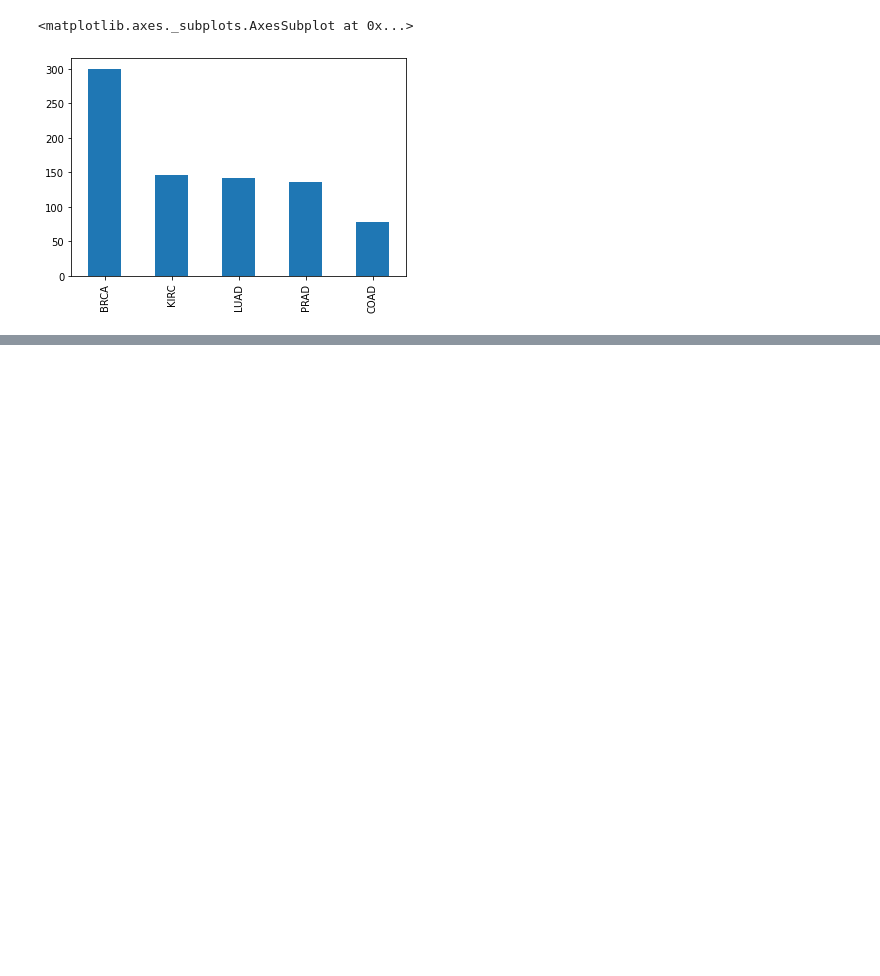
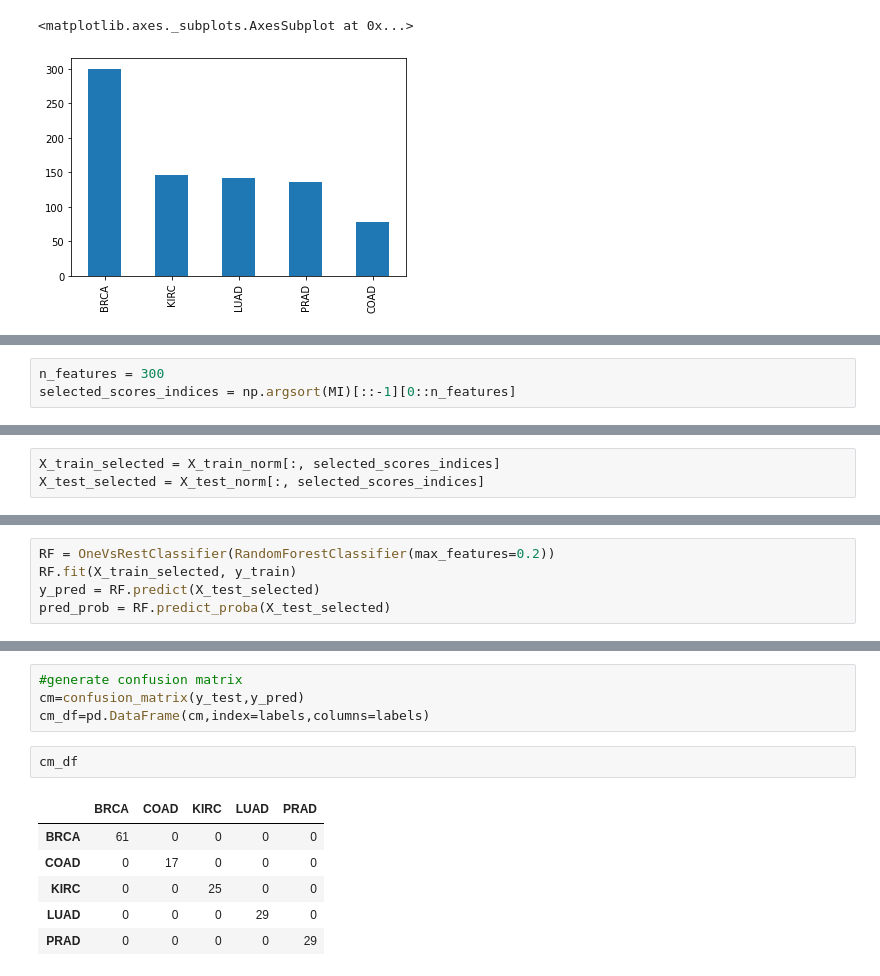
Before and after one commit to alexchen1999/cancer-prediction-random-forest, a Jupyter notebook: random_forest.ipynb, the cells around one changed output, grey strips where cells are left out. Drawn from its saved outputs; the diff is of its cells as text; blank space fills up the shorter version.

Commit message:
Implemented random forest using sklearn

```diff
--- a/random_forest.ipynb
+++ b/random_forest.ipynb
@@ -76,0 +153,3 @@ TypeError: ignored
+# %%
+n_features = 300
+selected_scores_indices = np.argsort(MI)[::-1][0::n_features]
@@ -76,0 +162,3 @@ TypeError: ignored
+# %%
+X_train_selected = X_train_norm[:, selected_scores_indices]
+X_test_selected = X_test_norm[:, selected_scores_indices]
@@ -76,0 +169,5 @@ TypeError: ignored
+# %%
+RF = OneVsRestClassifier(RandomForestClassifier(max_features=0.2))
+RF.fit(X_train_selected, y_train)
+y_pred = RF.predict(X_test_selected)
+pred_prob = RF.predict_proba(X_test_selected)
@@ -76,0 +217,13 @@ TypeError: ignored
+# %%
+#generate confusion matrix
+cm=confusion_matrix(y_test,y_pred)
+cm_df=pd.DataFrame(cm,index=labels,columns=labels)
+# %%
+cm_df
+# %% [output]
+|  | BRCA | COAD | KIRC | LUAD | PRAD |
+| BRCA | 61 | 0 | 0 | 0 | 0 |
+| COAD | 0 | 17 | 0 | 0 | 0 |
+| KIRC | 0 | 0 | 25 | 0 | 0 |
+| LUAD | 0 | 0 | 0 | 29 | 0 |
+| PRAD | 0 | 0 | 0 | 0 | 29 |
```
Also changed, not shown: parts of 21 cells of this notebook.
